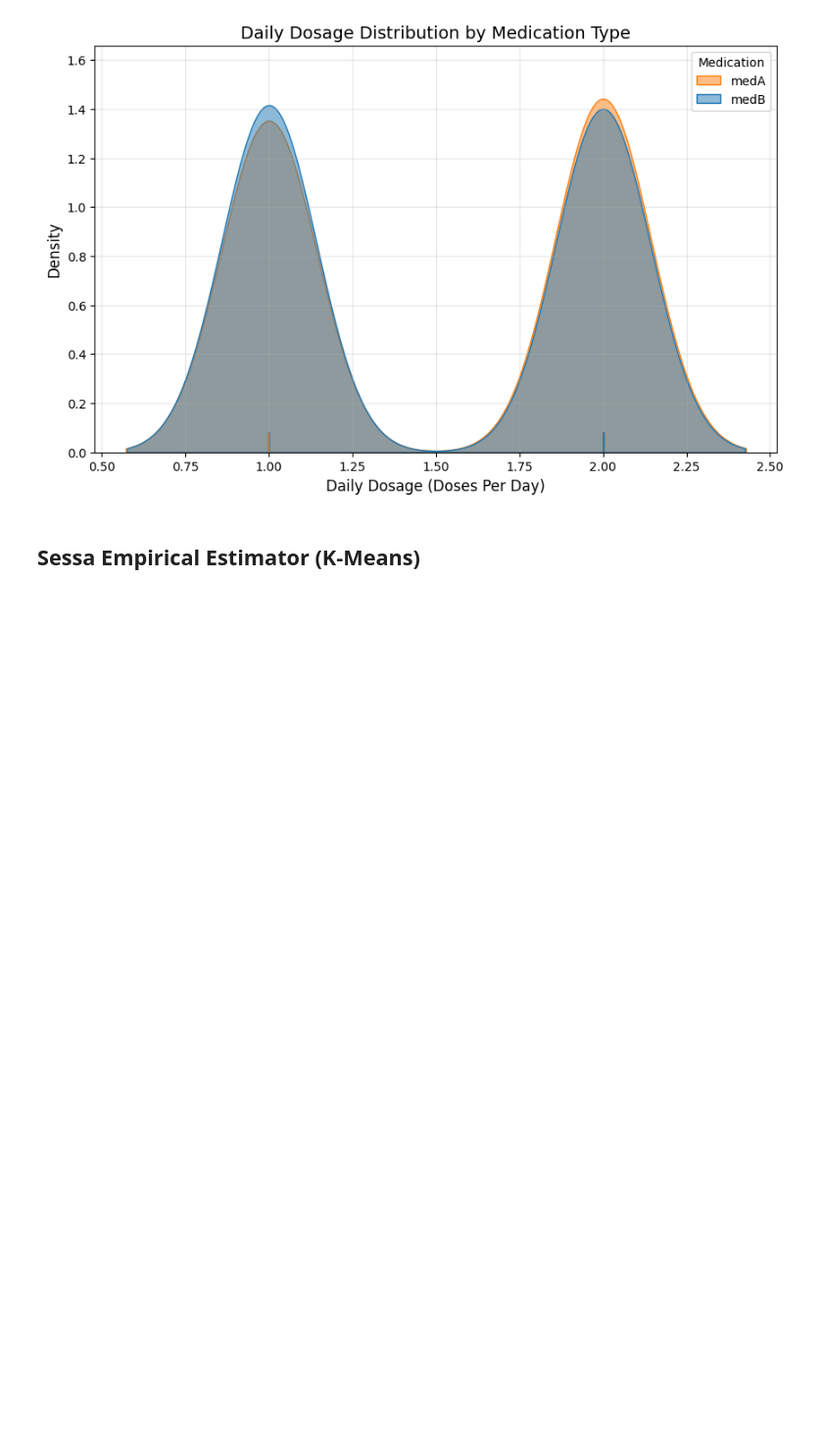
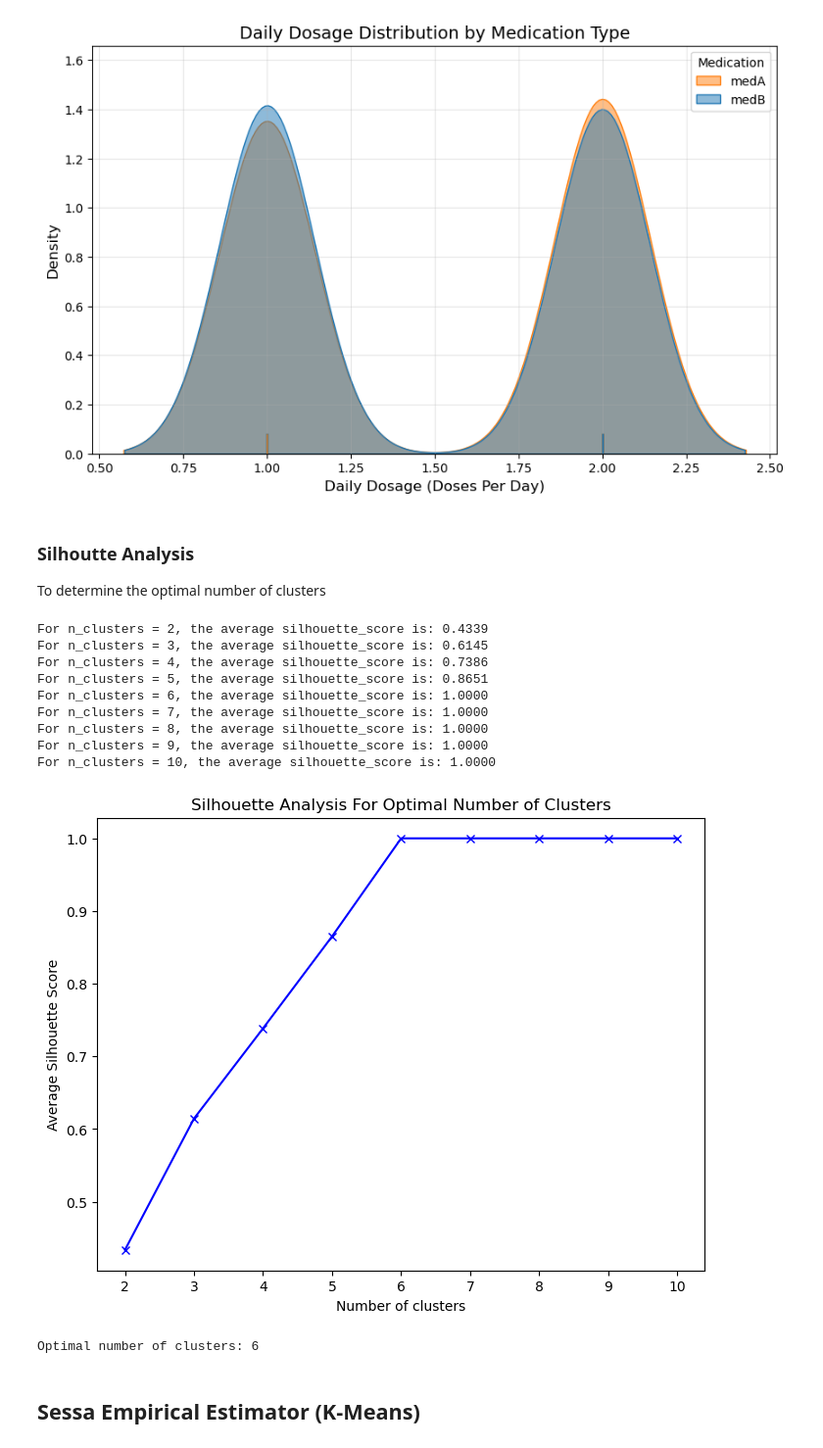
Before and after one commit to rieljasperapos/SEE_PY, a Jupyter notebook: src/SEE.ipynb, the cells around one changed output. Shown: that part at 98% size. Cells and saved outputs as stored; diff of their text form; code cells hidden in the pictures; blank space fills up the shorter version.

```diff
--- a/src/SEE.ipynb
+++ b/src/SEE.ipynb
@@ -165,6 +166,62 @@ plt.grid(alpha=0.3)
 plt.show()
 # %% [output]
 [figure]
+# %% [markdown]
+### Silhoutte Analysis
+To determine the optimal number of clusters
+# %%
+import pandas as pd
+import numpy as np
+import matplotlib.pyplot as plt
+from sklearn.cluster import KMeans
+from sklearn.metrics import silhouette_score
+from sklearn.preprocessing import StandardScaler
+
+# Select features for clustering.
+# Here we choose 'perday' (daily dosage) and 'dur_original' (duration)
+X = tidy[['perday', 'dur_original']].values
+
+# Scale features for better performance of KMeans
+scaler = StandardScaler()
+X_scaled = scaler.fit_transform(X)
+
+# Range of clusters to try
+range_n_clusters = range(2, 11)
+silhouette_avg_scores = []
+
+# Loop over the number of clusters to evaluate the silhouette score
+for n_clusters in range_n_clusters:
+    kmeans = KMeans(n_clusters=n_clusters, random_state=42)
+    cluster_labels = kmeans.fit_predict(X_scaled)
+
+    silhouette_avg = silhouette_score(X_scaled, cluster_labels)
+    silhouette_avg_scores.append(silhouette_avg)
+
+    print(f"For n_clusters = {n_clusters}, the average silhouette_score is: {silhouette_avg:.4f}")
+
+# Plot the silhouette scores to visually inspect the optimal number of clusters
+plt.figure(figsize=(8, 6))
+plt.plot(list(range_n_clusters), silhouette_avg_scores, 'bx-')
+plt.xlabel("Number of clusters")
+plt.ylabel("Average Silhouette Score")
+plt.title("Silhouette Analysis For Optimal Number of Clusters")
+plt.show()
+
+# Determine the optimal number of clusters as the one with the highest silhouette score
+optimal_n_clusters = list(range_n_clusters)[np.argmax(silhouette_avg_scores)]
+print(f"Optimal number of clusters: {optimal_n_clusters}")
+# %% [output]
+For n_clusters = 2, the average silhouette_score is: 0.4339
+For n_clusters = 3, the average silhouette_score is: 0.6145
+For n_clusters = 4, the average silhouette_score is: 0.7386
+For n_clusters = 5, the average silhouette_score is: 0.8651
+For n_clusters = 6, the average silhouette_score is: 1.0000
+For n_clusters = 7, the average silhouette_score is: 1.0000
+For n_clusters = 8, the average silhouette_score is: 1.0000
+For n_clusters = 9, the average silhouette_score is: 1.0000
+For n_clusters = 10, the average silhouette_score is: 1.0000
+[figure, added]
+Optimal number of clusters: 6
 # %% [markdown]
 ## **Sessa Empirical Estimator (K-Means)**
 # %%
```
Also changed, not shown: parts of 23 cells of this notebook.
